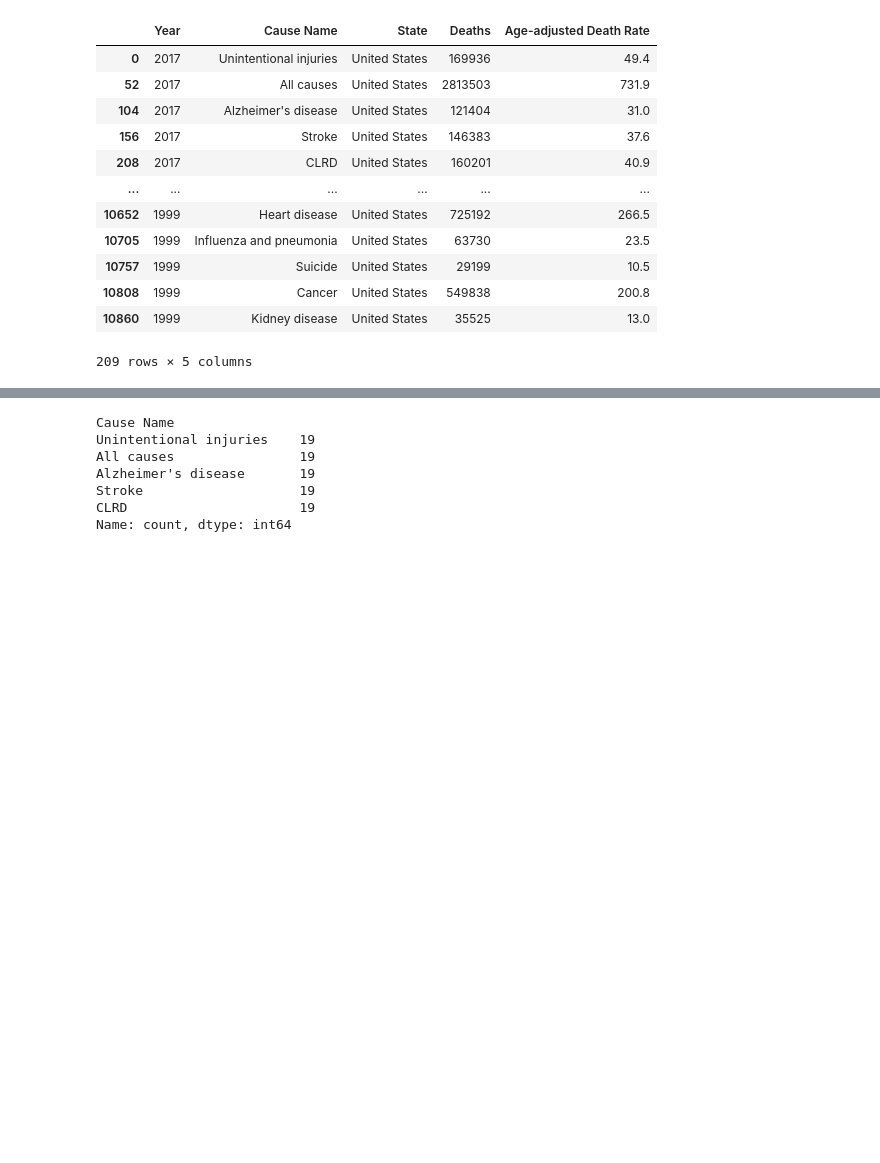
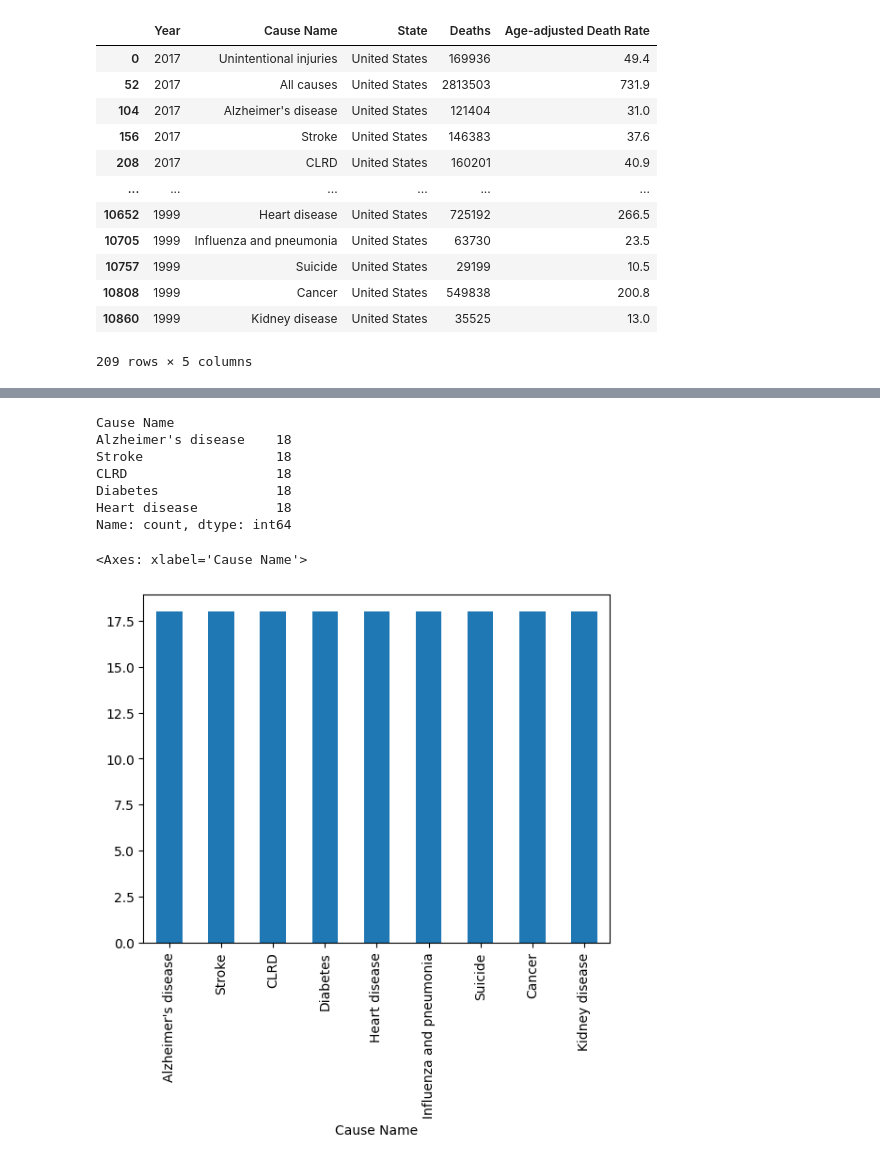
Before and after one commit to DoricesPieces/ClinicalTrials, a Jupyter notebook: Alternative Therapies analysis.ipynb, the cells around one changed output, grey strips where cells are left out. Cells and saved outputs as stored; diff of their text form; code cells hidden in the pictures; blank space fills up the shorter version.

Commit message:
removed more rows from cause of death and bar graph not finished

```diff
--- a/Alternative Therapies analysis.ipynb
+++ b/Alternative Therapies analysis.ipynb
@@ -545,3 +553,6 @@ deaths_byState
 | 10808 | 1999 | Cancer | United States | 549838 | 200.8 |
 | 10860 | 1999 | Kidney disease | United States | 35525 | 13.0 |
 209 rows × 5 columns
+# %%
+deaths_byState = deaths_byState[deaths_byState['Year'] >= 2000]
+deaths_byState
@@ -562,0 +580,4 @@ Name: Cause Name, Length: 209, dtype: object>
+# %%
+Causes_to_drop = ['Unintentional injuries', 'All causes']
+deaths_byState = deaths_byState[~deaths_byState['Cause Name'].isin(Causes_to_drop)]
+deaths_byState
@@ -565,9 +615,14 @@ Top10_Causes = deaths_byState['Cause Name'].value_counts().nlargest()
 Top10_Causes
 # %% [output]
 Cause Name
-Unintentional injuries    19
-All causes                19
-Alzheimer's disease       19
-Stroke                    19
-CLRD                      19
+Alzheimer's disease    18
+Stroke                 18
+CLRD                   18
+Diabetes               18
+Heart disease          18
 Name: count, dtype: int64
+# %%
+deaths_byState['Cause Name'].value_counts().plot(kind='bar', rot=90)
+# %% [output]
+<Axes: xlabel='Cause Name'>
+[figure, added]
```
Also changed, not shown: parts of 5 cells of this notebook.
